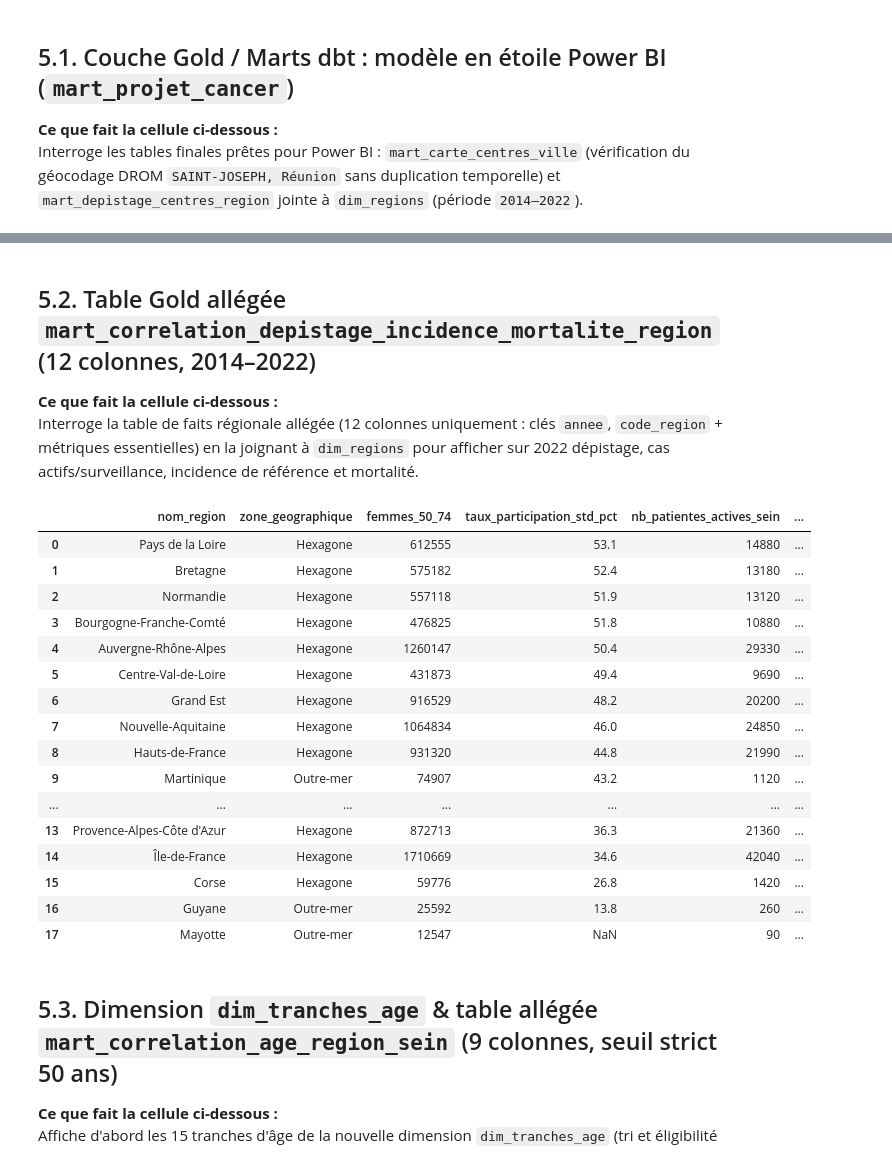
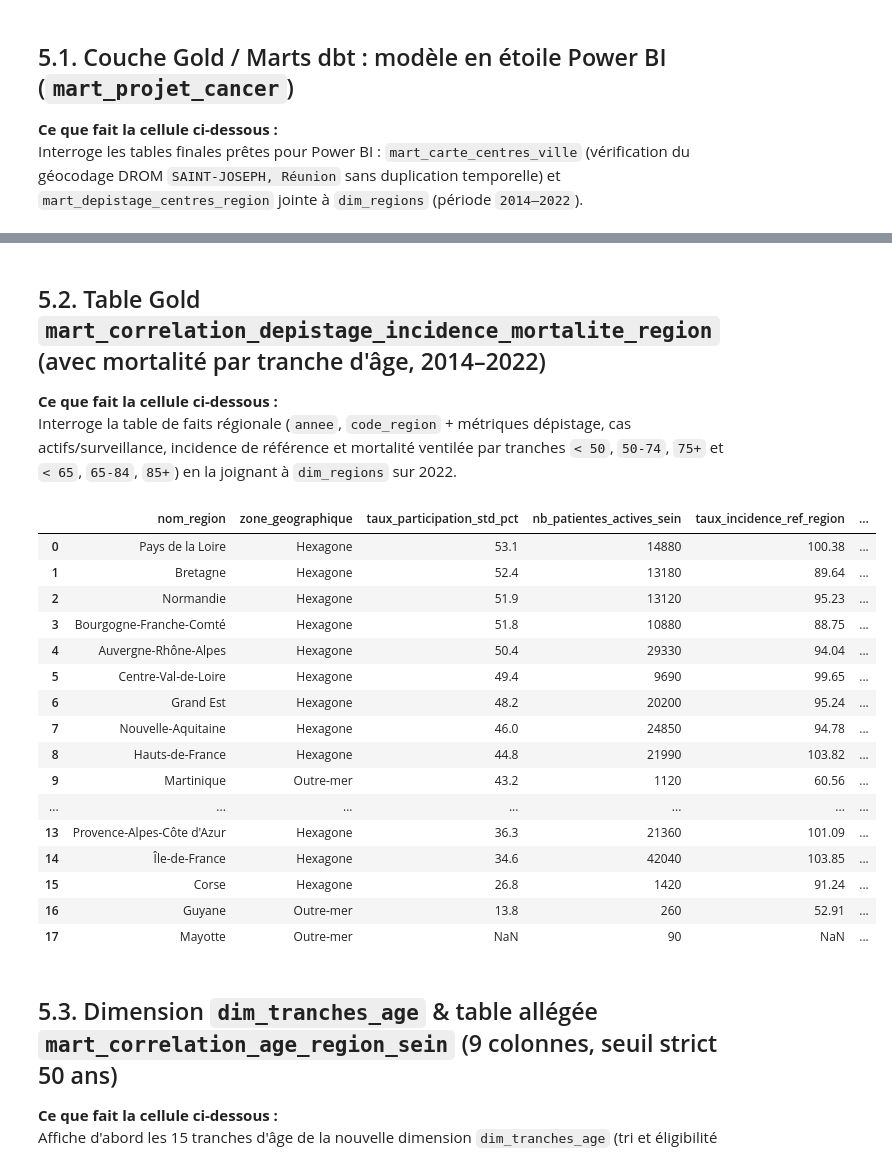
Before and after one commit to Hythus/dbt-bigquery-analyse-cancer-du-sein, a Jupyter notebook: Partie Val.ipynb, the cells around one changed output, grey strips where cells are left out. Saved outputs shown, nothing was run; the diff lists cells and outputs as text; code cells hidden in the pictures.

Commit message:
feat(marts): reintegration mortalite par tranche d'age dans mart_correlation_depistage_incidence_mortalite_region et mise a jour notebooks

```diff
--- a/Partie Val.ipynb
+++ b/Partie Val.ipynb
@@ -524,17 +524,28 @@ def normaliser_ville(valeur):
 
 
 url = "https://geo.api.gouv.fr/communes?fields=nom,codeDepartement"
-resp_geo = requests.get(url, timeout=120)
-resp_geo.raise_for_status()
-communes = pd.DataFrame(resp_geo.json())
-
-communes["ville_normalisee"] = communes["nom"].map(normaliser_ville)
-communes_uniques = communes.loc[~communes["ville_normalisee"].duplicated(keep=False)]
-correspondance_corse = (
-    communes_uniques.loc[communes_uniques["codeDepartement"].isin(["2A", "2B"])]
-    .set_index("ville_normalisee")["codeDepartement"]
-    .to_dict()
-)
+try:
+    resp_geo = requests.get(url, timeout=30)
+    resp_geo.raise_for_status()
+    communes = pd.DataFrame(resp_geo.json())
+    communes["ville_normalisee"] = communes["nom"].map(normaliser_ville)
+    communes_uniques = communes.loc[~communes["ville_normalisee"].duplicated(keep=False)]
+    correspondance_corse = (
+        communes_uniques.loc[communes_uniques["codeDepartement"].isin(["2A", "2B"])]
+        .set_index("ville_normalisee")["codeDepartement"]
+        .to_dict()
+    )
+except requests.exceptions.RequestException as exc:
+    print(f"API geo.api.gouv.fr indisponible ({type(exc).__name__}), utilisation du référentiel Corse local.")
+    correspondance_corse = {
+        "ajaccio": "2A",
+        "portovecchio": "2A",
+        "propriano": "2A",
+        "bastia": "2B",
+        "borgo": "2B",
+        "corte": "2B",
+        "prunellidifiumorbo": "2B",
+    }
 
 departement_deduit = df_radiologie["ville"].map(normaliser_ville).map(correspondance_corse)
 a_corriger = departement_deduit.notna()
@@ -790,47 +801,47 @@ display(client.query(query_gold_region).to_dataframe())
 | 15 | Hexagone | Corse | 2022 | 11 | 26.8 | 40.5 | ... |
 | 16 | Outre-mer | Guyane | 2022 | 4 | 13.8 | 3.5 | ... |
 # %% [markdown]
-## 5.2. Table Gold allégée `mart_correlation_depistage_incidence_mortalite_region` (12 colonnes, 2014–2022)
+## 5.2. Table Gold `mart_correlation_depistage_incidence_mortalite_region` (avec mortalité par tranche d'âge, 2014–2022)
 
 **Ce que fait la cellule ci-dessous :**
-Interroge la table de faits régionale allégée (12 colonnes uniquement : clés `annee`, `code_region` + métriques essentielles) en la joignant à `dim_regions` pour afficher sur 2022 dépistage, cas actifs/surveillance, incidence de référence et mortalité.
+Interroge la table de faits régionale (`annee`, `code_region` + métriques dépistage, cas actifs/surveillance, incidence de référence et mortalité ventilée par tranches `< 50`, `50-74`, `75+` et `< 65`, `65-84`, `85+`) en la joignant à `dim_regions` sur 2022.
 # %%
 query_corr_2022 = f"""
 SELECT
     r.libelle_region AS nom_region,
     r.zone_geographique,
-    m.femmes_50_74,
     m.taux_participation_std_pct,
     m.nb_patientes_actives_sein,
-    m.nb_patientes_surveillance_sein,
     m.taux_incidence_ref_region,
     m.nb_deces_sein_femmes,
-    m.nb_deces_toutes_causes_femmes
+    m.nb_deces_sein_moins_50_ans,
+    m.nb_deces_sein_50_74_ans,
+    m.nb_deces_sein_75_ans_plus
 FROM `{PROJECT_ID}.mart_projet_cancer.mart_correlation_depistage_incidence_mortalite_region` m
 JOIN `{PROJECT_ID}.mart_projet_cancer.dim_regions` r
   ON m.code_region = r.code_region
 WHERE m.annee = 2022
 ORDER BY m.taux_participation_std_pct DESC
 """
 display(client.query(query_corr_2022).to_dataframe())
 # %% [output]
-|  | nom_region | zone_geographique | femmes_50_74 | taux_participation_std_pct | nb_patientes_actives_sein | ... |
-| 0 | Pays de la Loire | Hexagone | 612555 | 53.1 | 14880 | ... |
-| 1 | Bretagne | Hexagone | 575182 | 52.4 | 13180 | ... |
-| 2 | Normandie | Hexagone | 557118 | 51.9 | 13120 | ... |
-| 3 | Bourgogne-Franche-Comté | Hexagone | 476825 | 51.8 | 10880 | ... |
-| 4 | Auvergne-Rhône-Alpes | Hexagone | 1260147 | 50.4 | 29330 | ... |
-| 5 | Centre-Val-de-Loire | Hexagone | 431873 | 49.4 | 9690 | ... |
-| 6 | Grand Est | Hexagone | 916529 | 48.2 | 20200 | ... |
-| 7 | Nouvelle-Aquitaine | Hexagone | 1064834 | 46.0 | 24850 | ... |
-| 8 | Hauts-de-France | Hexagone | 931320 | 44.8 | 21990 | ... |
-| 9 | Martinique | Outre-mer | 74907 | 43.2 | 1120 | ... |
+|  | nom_region | zone_geographique | taux_participation_std_pct | nb_patientes_actives_sein | taux_incidence_ref_region | ... |
+| 0 | Pays de la Loire | Hexagone | 53.1 | 14880 | 100.38 | ... |
+| 1 | Bretagne | Hexagone | 52.4 | 13180 | 89.64 | ... |
+| 2 | Normandie | Hexagone | 51.9 | 13120 | 95.23 | ... |
+| 3 | Bourgogne-Franche-Comté | Hexagone | 51.8 | 10880 | 88.75 | ... |
+| 4 | Auvergne-Rhône-Alpes | Hexagone | 50.4 | 29330 | 94.04 | ... |
+| 5 | Centre-Val-de-Loire | Hexagone | 49.4 | 9690 | 99.65 | ... |
+| 6 | Grand Est | Hexagone | 48.2 | 20200 | 95.24 | ... |
+| 7 | Nouvelle-Aquitaine | Hexagone | 46.0 | 24850 | 94.78 | ... |
+| 8 | Hauts-de-France | Hexagone | 44.8 | 21990 | 103.82 | ... |
+| 9 | Martinique | Outre-mer | 43.2 | 1120 | 60.56 | ... |
 | ... | ... | ... | ... | ... | ... | ... |
-| 13 | Provence-Alpes-Côte d'Azur | Hexagone | 872713 | 36.3 | 21360 | ... |
-| 14 | Île-de-France | Hexagone | 1710669 | 34.6 | 42040 | ... |
-| 15 | Corse | Hexagone | 59776 | 26.8 | 1420 | ... |
-| 16 | Guyane | Outre-mer | 25592 | 13.8 | 260 | ... |
-| 17 | Mayotte | Outre-mer | 12547 | NaN | 90 | ... |
+| 13 | Provence-Alpes-Côte d'Azur | Hexagone | 36.3 | 21360 | 101.09 | ... |
+| 14 | Île-de-France | Hexagone | 34.6 | 42040 | 103.85 | ... |
+| 15 | Corse | Hexagone | 26.8 | 1420 | 91.24 | ... |
+| 16 | Guyane | Outre-mer | 13.8 | 260 | 52.91 | ... |
+| 17 | Mayotte | Outre-mer | NaN | 90 | NaN | ... |
 # %% [markdown]
 ## 5.3. Dimension `dim_tranches_age` & table allégée `mart_correlation_age_region_sein` (9 colonnes, seuil strict 50 ans)
 
```
Also changed, not shown: parts of 3 cells of this notebook, 4 other files.
